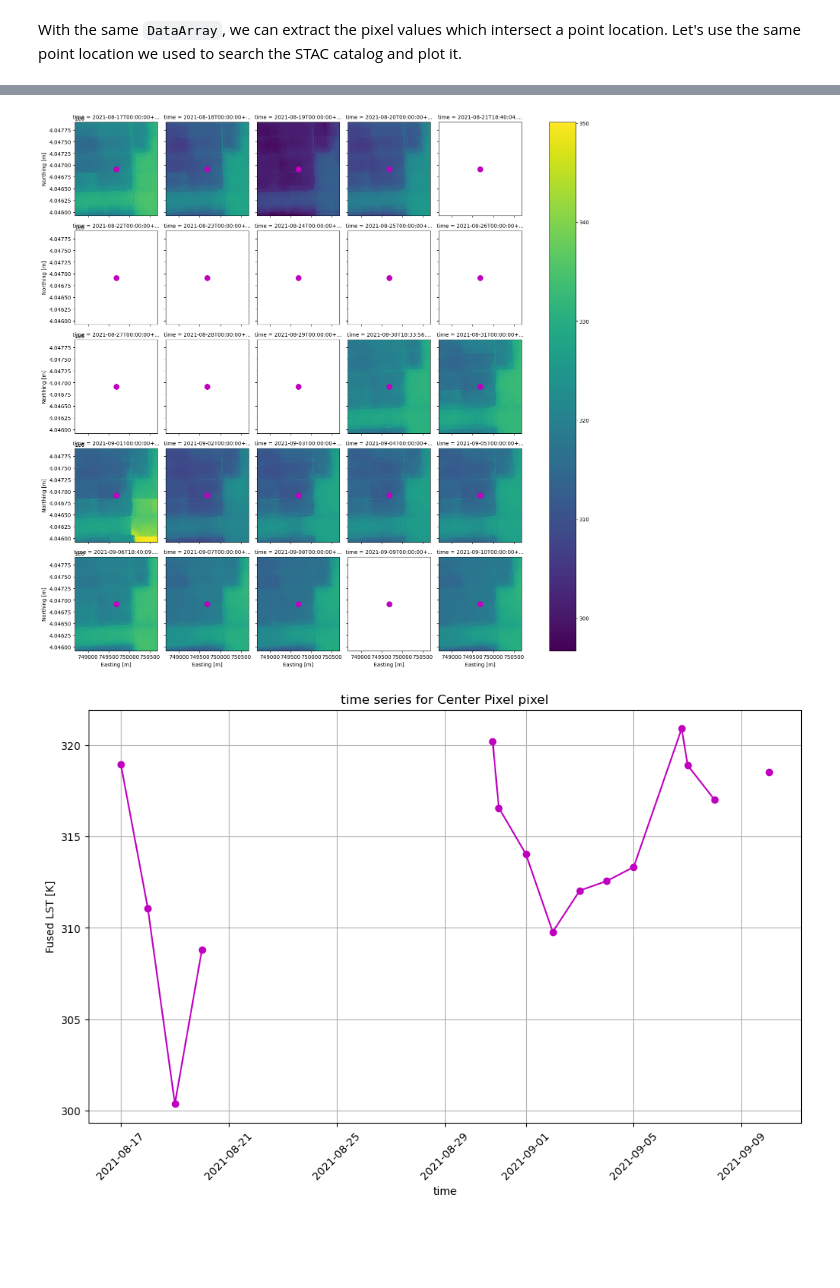
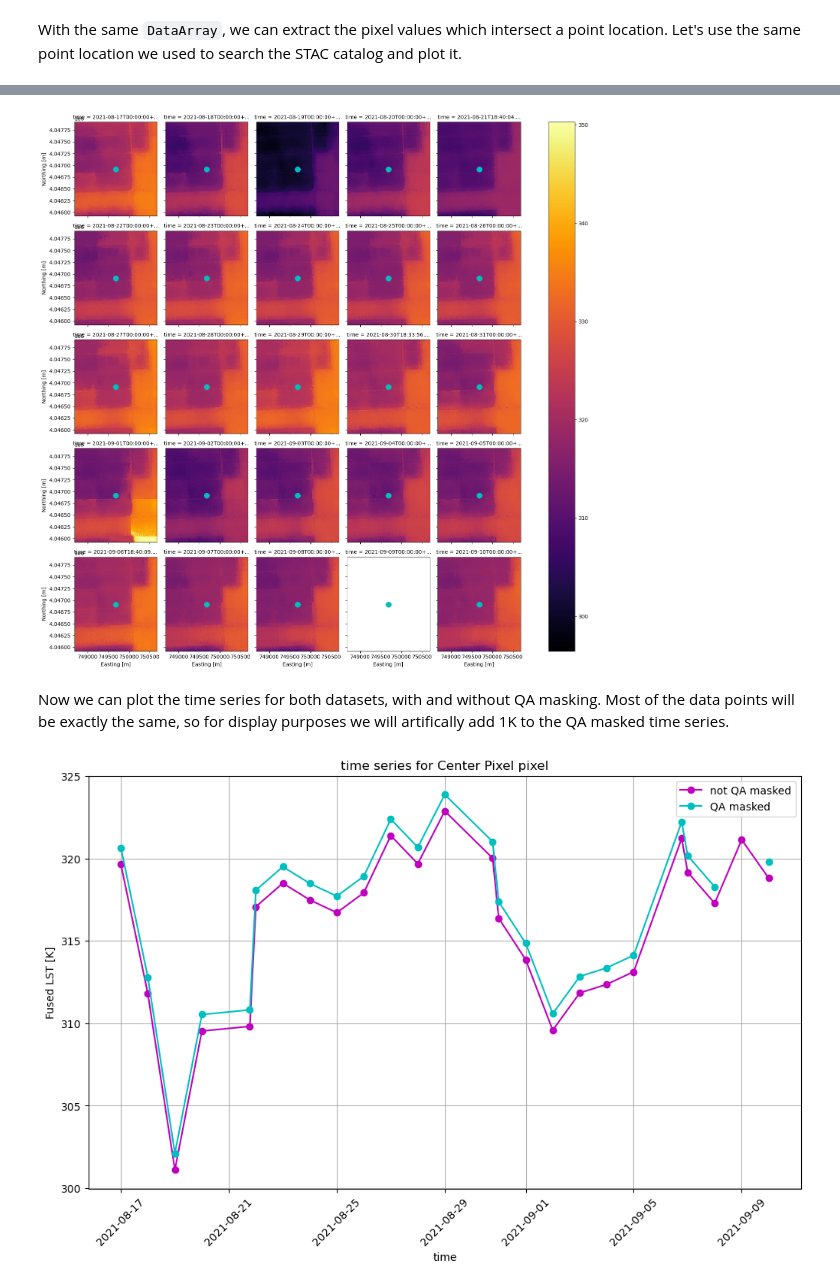
Before and after one commit to Hydrosat/fusion-hub-examples, a Jupyter notebook: fusion-hub-combined-qa.ipynb, the cells around one changed output, grey strips where cells are left out. Drawn from its saved outputs; the diff is of its cells as text; code cells hidden in the pictures; blank space fills up the shorter version.

Commit message:
time series updated

```diff
--- a/fusion-hub-combined-qa.ipynb
+++ b/fusion-hub-combined-qa.ipynb
@@ -391,20 +404,27 @@ With the same `DataArray`, we can extract the pixel values which intersect a poi
+# %%
+qa_ds_clip_masked = xr.where(qa_ds_clip > 0, 0., 1.)
+hdst_ds_clip_masked = xr.where(qa_ds_clip_masked == 0., np.nan, hdst_ds_clip)
+
+ax = hdst_ds_clip_masked.plot(x='x', y='y', col='time', col_wrap=5, cmap='inferno')
+ax.set_xlabels('Easting [m]')
+ax.set_ylabels('Northing [m]')
+ax.map(lambda: plt.plot(set_x, set_y, markersize=20, marker=".", color="c"))
+plt.show()
+# %% [output]
+[figure, added]
+# %% [markdown]
+Now we can plot the time series for both datasets, with and without QA masking. Most of the data points will be exactly the same, so for display purposes we will artifically add 1K to the QA masked time series.
 # %%
-centroid = poly_df.geometry[0].centroid
-set_x, set_y, pixtype = (centroid.x, centroid.y, 'Center Pixel') # change 'Center Pixel' for plot title
+fig, ax = plt.subplots(figsize=(12,7))
+hdst_ds_clip.isel(band=0).sel(x=set_x, y=set_y, method='nearest', tolerance=20).plot(ax=ax, marker='o', c='m', label='not QA masked')
 
-ax = ds_clip.plot(x='x', y='y', col='time', col_wrap=5)
-ax.set_xlabels('Easting [m]')
-ax.set_ylabels('Northing [m]')
-ax.map(lambda: plt.plot(set_x, set_y, markersize=20, marker=".", color="m"))
-plt.show()
-
-
-ax = ds_clip.isel(band=0).sel(x=set_x, y=set_y, method='nearest', tolerance=20).plot(marker='o', c='m', figsize=(12,7))
+# artifically offset for display
+(hdst_ds_clip_masked+1).sel(x=set_x, y=set_y, method='nearest', tolerance=20).plot(ax=ax, marker='o', c='c', label='QA masked')
 plt.title(f'time series for {pixtype} pixel')
 plt.grid(True)
+plt.legend()
 plt.ylabel('Fused LST [K]')
 plt.xticks(rotation=45)
 plt.show()
 # %% [output]
-[figure, old version]
+[figure, new version]
-[figure, removed]
```
Also changed, not shown: parts of 42 cells of this notebook.
